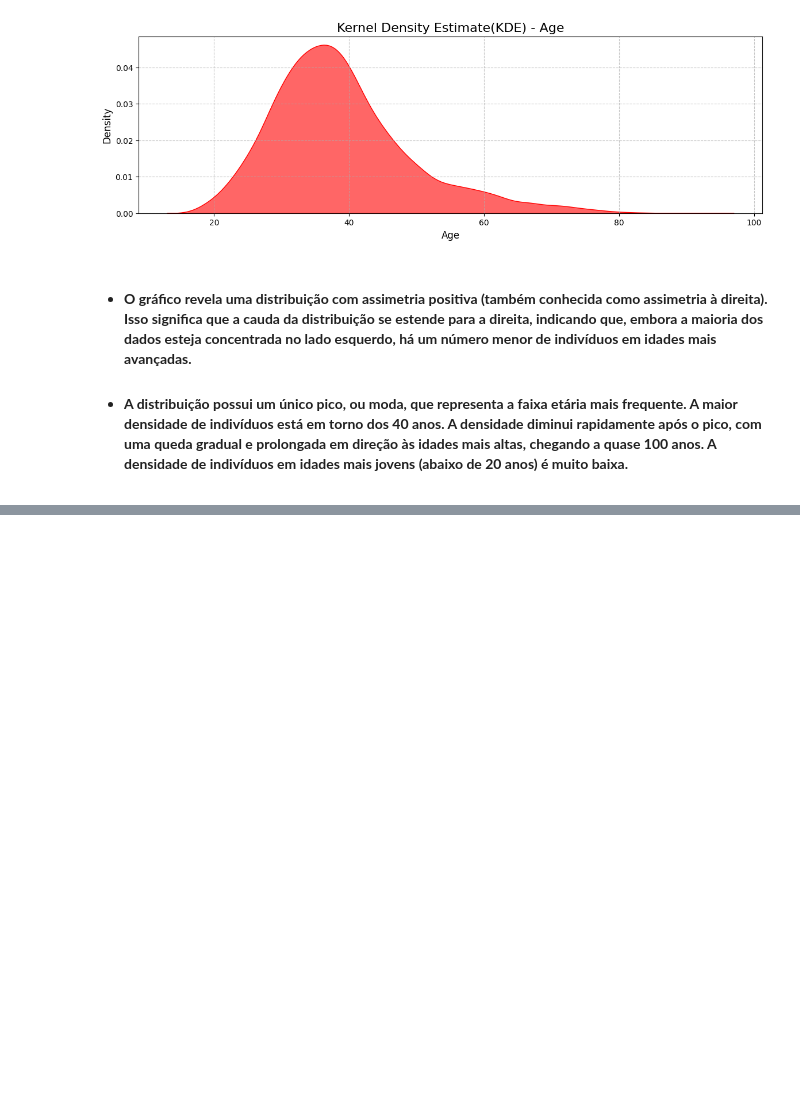
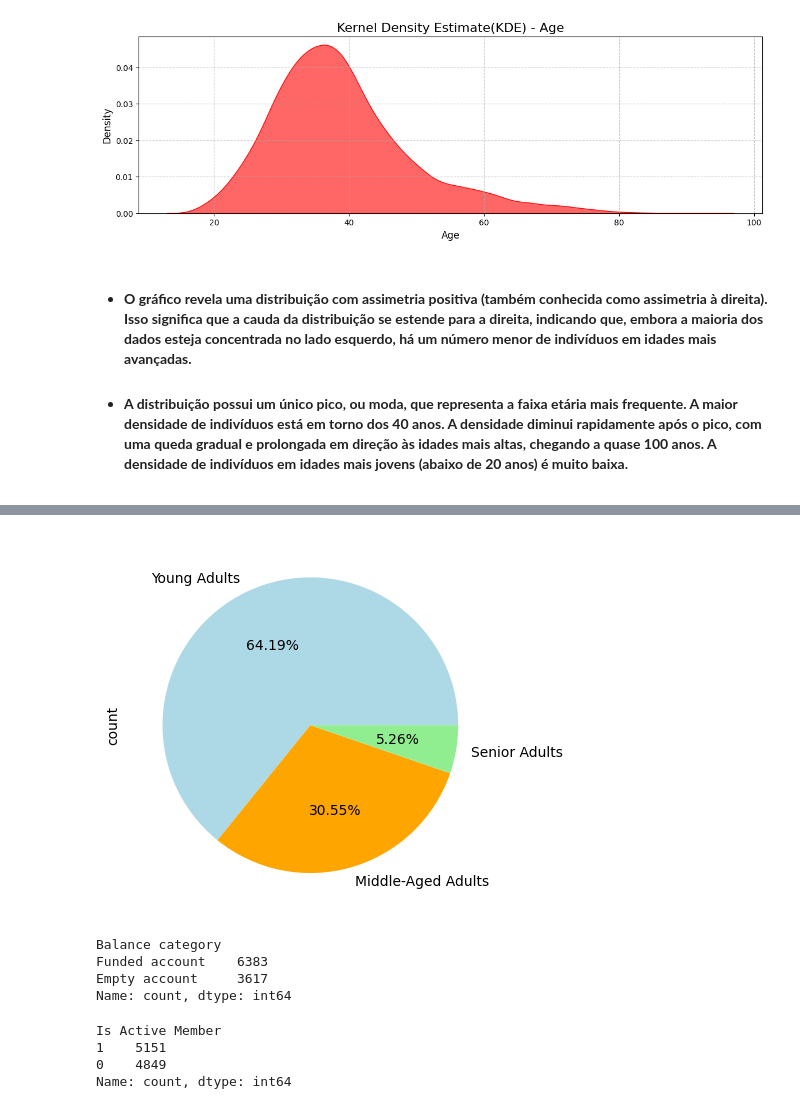
Before and after one commit to mfnogueira/banck_churn_prediction, a Jupyter notebook: estudo.ipynb, the cells around one changed output, grey strips where cells are left out. Drawn from its saved outputs; the diff is of its cells as text; code cells hidden in the pictures; blank space fills up the shorter version.

```diff
--- a/estudo.ipynb
+++ b/estudo.ipynb
@@ -182,0 +196,11 @@ plt.show()
+# %%
+def ageGroup(age):
+    age = int(age)
+    if age <= 40:
+        return 'Young Adults'
+    elif age > 40 and age < 60:
+        return 'Middle-Aged Adults'
+    else:
+        return 'Senior Adults'
+
+df['Age Group'] = df['Age'].apply(lambda x: ageGroup(x))
@@ -182,0 +215,5 @@ plt.show()
+# %%
+df['Age Group'].value_counts().plot.pie(autopct='%0.2f%%', colors=['lightblue','orange','lightgreen'])
+plt.show()
+# %% [output]
+[figure, added]
@@ -182,0 +231,7 @@ plt.show()
+# %%
+df['Balance category'].value_counts()
+# %% [output]
+Balance category
+Funded account    6383
+Empty account     3617
+Name: count, dtype: int64
@@ -182,0 +247,7 @@ plt.show()
+# %%
+df['Is Active Member'].value_counts()
+# %% [output]
+Is Active Member
+1    5151
+0    4849
+Name: count, dtype: int64
```
Also changed, not shown: parts of 19 cells of this notebook.
